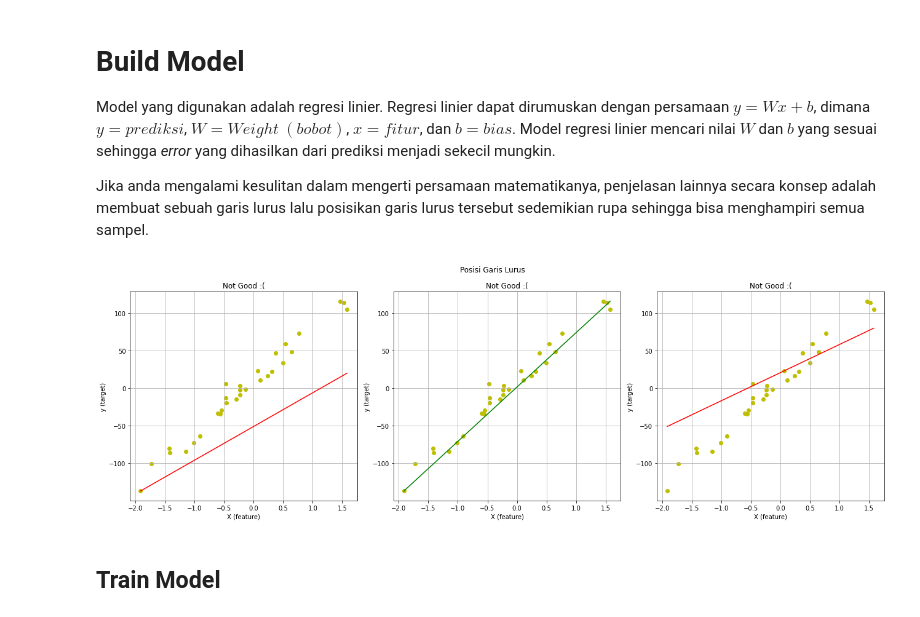
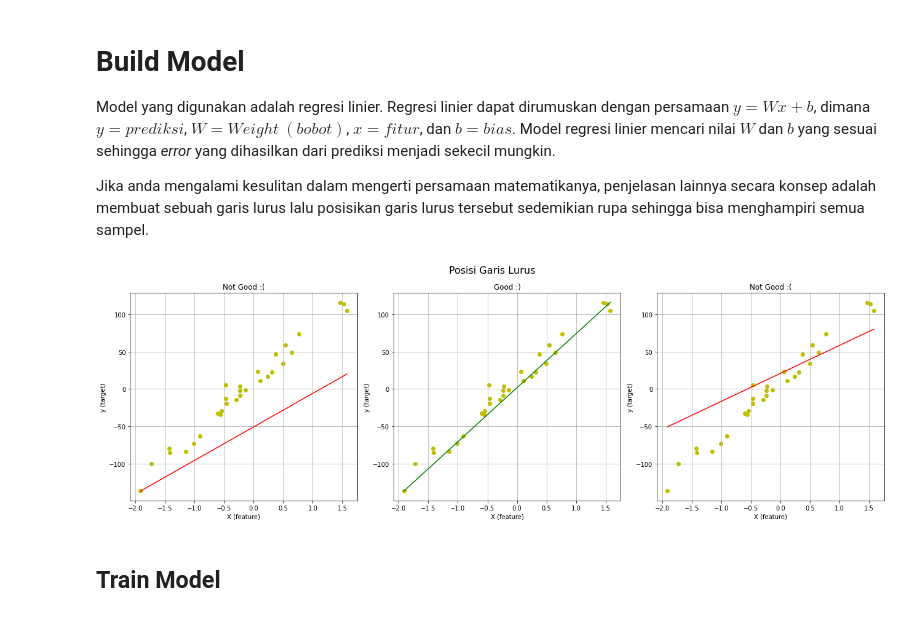
Before and after one commit to haloapping/ml-workflow, a Jupyter notebook: notebooks/03_simple_linear_regression.ipynb, the cells around one changed output. Saved outputs shown, nothing was run; the diff lists cells and outputs as text; code cells hidden in the pictures.

```diff
--- a/notebooks/03_simple_linear_regression.ipynb
+++ b/notebooks/03_simple_linear_regression.ipynb
@@ -51,36 +51,36 @@ Jika anda mengalami kesulitan dalam mengerti persamaan matematikanya, penjelasan
 # %%
 fig, ax = plt.subplots(nrows=1,ncols=3, figsize=(18, 6), tight_layout=True)
 
-fig.suptitle("Posisi Garis Lurus")
+fig.suptitle("Posisi Garis Lurus", size=16)
 
 ax[0].set(
     title="Not Good :(",
     xlabel="X (feature)",
     ylabel="y (target)",
 )
 ax[0].grid()
 ax[0].scatter(X, y, c="y")
 ax[0].plot([-1.913280244657798, 1.5792128155073917], [-136.7458953721814, 20.10575724343158], c="r")
 
 ax[1].set(
-    title="Not Good :(",
+    title="Good :)",
     xlabel="X (feature)",
     ylabel="y (target)",
 )
 ax[1].grid()
 ax[1].scatter(X, y, c="y")
 ax[1].plot([-1.913280244657798, 1.5792128155073917], [-136.7458953721814, 116.10575724343158], c="g")
 
 ax[2].set(
     title="Not Good :(",
     xlabel="X (feature)",
     ylabel="y (target)",
 )
 ax[2].grid()
 ax[2].scatter(X, y, c="y")
 ax[2].plot([-1.913280244657798, 1.5792128155073917], [-50.7458953721814, 80.10575724343158], c="r");
 # %% [output]
-[figure, old version]
+[figure, new version]
 # %% [markdown]
 ## Train Model
 # %%
```
Also changed, not shown: parts of 1 cell of this notebook.
